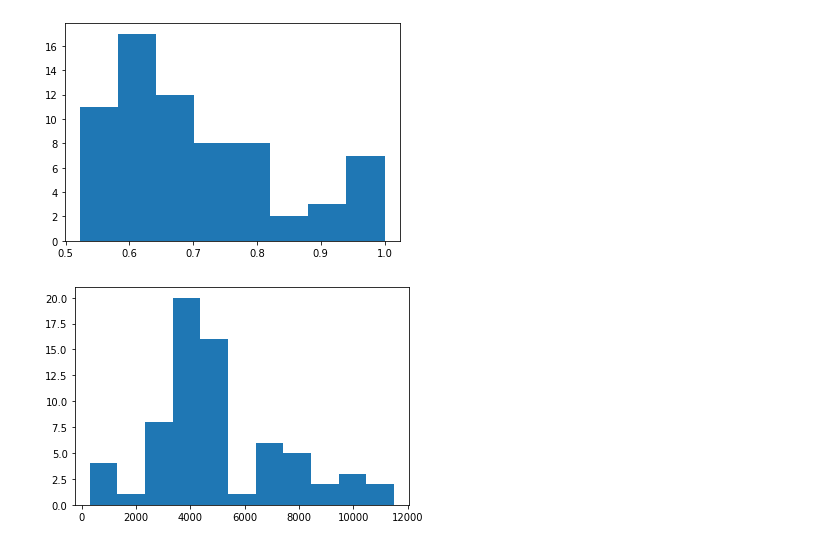
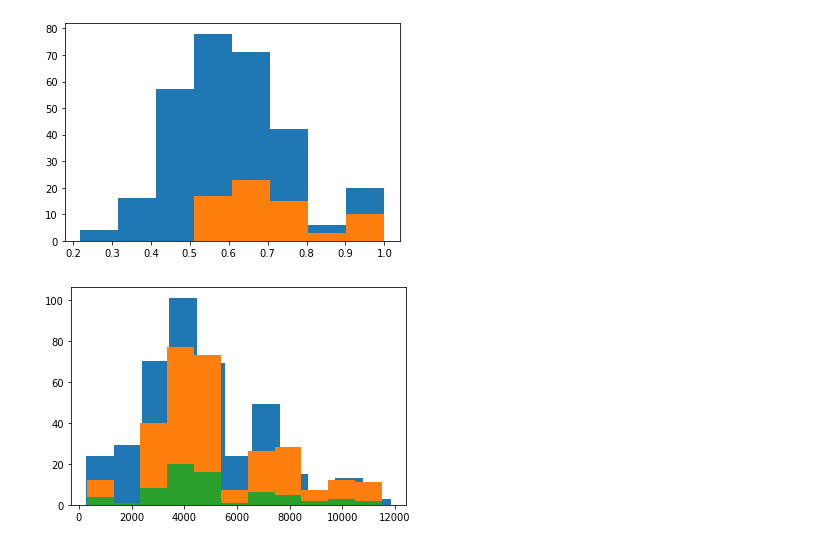
Before and after one commit to bmardu/lab-av_02, a Jupyter notebook: plots.ipynb, the cells around one changed output. Saved outputs shown, nothing was run; the diff lists cells and outputs as text; code cells hidden in the pictures.

```diff
--- a/plots.ipynb
+++ b/plots.ipynb
@@ -4,27 +4,43 @@ import numpy as np
 import pandas as pd
 from matplotlib import pyplot as plt
 # %%
-t_sofia = pd.read_csv (r'tabla_sofia_final.csv')
-t_shallow = pd.read_csv (r'tabla_shallow_corregida.csv')
+#Datos
+t_m = pd.read_csv (r'tabla_shallow_corregida.csv')
+t_s = pd.read_csv (r'tabla_sofia_final.csv')
+t_sc = pd.read_csv (r'tabla_sofia_completa.csv')
+
+#Data Frames de relaibility
+rel_s = pd.DataFrame(t_s, columns= ['rel'])
+rel_sc = pd.DataFrame(t_sc, columns= ['rel'])
 # %%
-#Histograma Relaibility
-rel = pd.DataFrame(t_sofia, columns= ['rel'])
-rel_max = float(rel.max())
-rel_min = float(rel.min())
-n_bins = np.linspace(rel_min,rel_max,9)
+#Histogramas Relaibility
 
-plt.hist(rel, bins=n_bins)
+#rel_s_max = float(rel_s.max())
+#rel_s_min = float(rel_s.min())
+#n_s = np.linspace(rel_s_min,rel_s_max,9)
+
+rel_sc_max = float(rel_sc.max())
+rel_sc_min = float(rel_sc.min())
+n_sc = np.linspace(rel_sc_min,rel_sc_max,9)
+
+plt.hist(rel_sc, bins=n_sc)
+plt.hist(rel_s, bins=n_sc)
 plt.show()
 # %% [output]
-[figure, old version]
+[figure, new version]
 # %%
 #Histograma Velocidad
-vel = pd.DataFrame(t_sofia, columns=["velcenter"])
-vel_max = float(vel.max())
-vel_min = float(vel.min())
-n_bins = round((vel_max-vel_min)/1000)
+vel_m = pd.DataFrame(t_m, columns=["velcenter"])
+vel_s = pd.DataFrame(t_s, columns=["velcenter"])
+vel_sc = pd.DataFrame(t_sc, columns=["velcenter"])
 
-plt.hist(vel, bins=n_bins)
+vel_max = float(vel_sc.max())
+vel_min = float(vel_sc.min())
+n_sc = round((vel_max-vel_min)/1000)
+
+plt.hist(vel_m, bins=n_sc)
+plt.hist(vel_sc, bins=n_sc)
+plt.hist(vel_s, bins=n_sc)
 plt.show()
 # %% [output]
-[figure, old version]
+[figure, new version]
```
Also changed, not shown: parts of 8 cells of this notebook.
